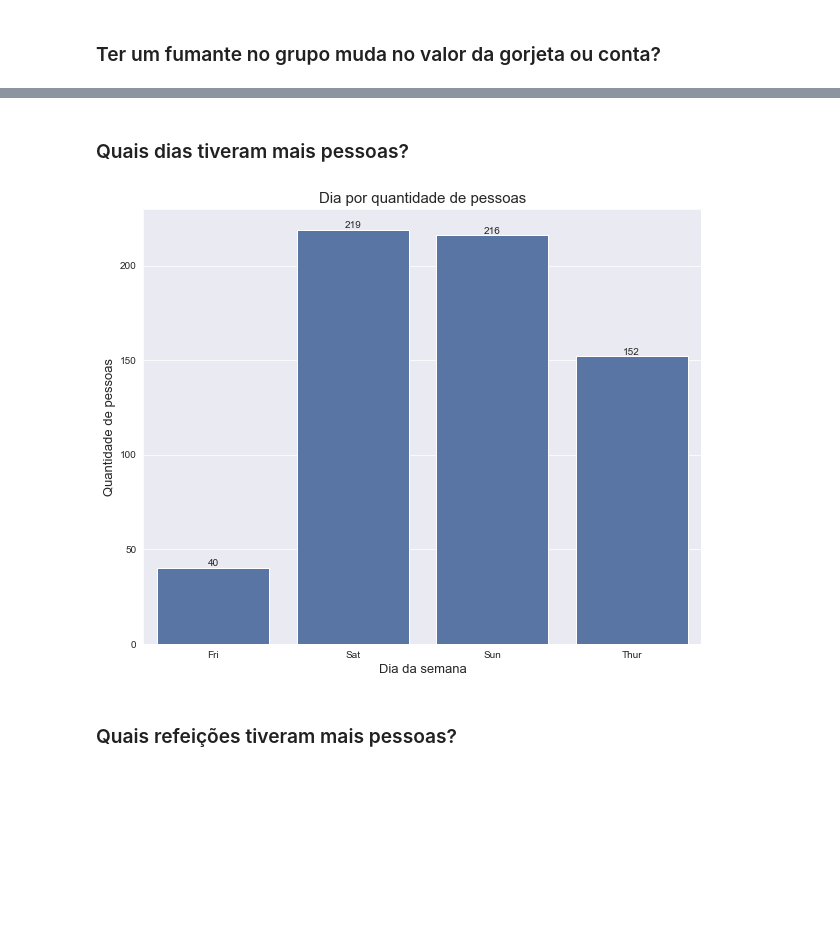
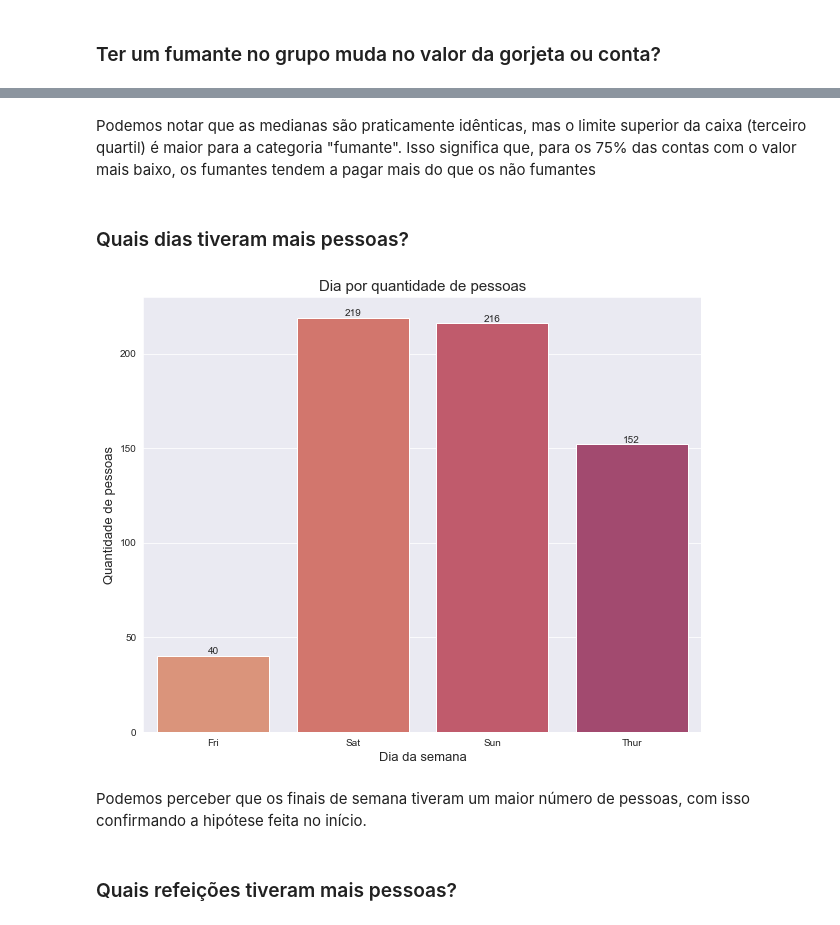
Before and after one commit to PedroJoas/avanti-bootcamp-cdd, a Jupyter notebook: notebooks/01-exploratory_data_analysis.ipynb, the cells around one changed output, grey strips where cells are left out. Saved outputs shown, nothing was run; the diff lists cells and outputs as text; code cells hidden in the pictures; blank space fills up the shorter version.

```diff
--- a/notebooks/01-exploratory_data_analysis.ipynb
+++ b/notebooks/01-exploratory_data_analysis.ipynb
@@ -4,9 +4,10 @@
 import pandas as pd
 import matplotlib.pyplot as plt
 import seaborn as sns
-from scipy.stats import pearsonr, spearmanr
+from scipy.stats import pearsonr
 
 sns.set_style('darkgrid')
+sns.set_palette("flare")
 # %% [markdown]
 ## 1. Descrição dos dados
 # %%
@@ -130,3 +183,5 @@ Name: total_bill, dtype: float64
+# %% [markdown]
+Podemos notar que as medianas são praticamente idênticas, mas o limite superior da caixa (terceiro quartil) é maior para a categoria "fumante". Isso significa que, para os 75% das contas com o valor mais baixo, os fumantes tendem a pagar mais do que os não fumantes
 # %% [markdown]
 ### Quais dias tiveram mais pessoas?
 # %%
@@ -134,18 +189,20 @@ day_size = tips.groupby('day')['size'].sum().reset_index()
 # %%
 
 plt.figure(figsize=(10,8))
-ax = sns.barplot(data=day_size, x = 'day', y = 'size', color='#4c72b0')
+ax = sns.barplot(data=day_size, x = 'day', y = 'size')
 
 ax.bar_label(ax.containers[0])
 
 
 plt.title('Dia por quantidade de pessoas', fontsize=15)
 plt.xlabel('Dia da semana', fontsize=13)
 plt.ylabel('Quantidade de pessoas', fontsize=13)
 
 plt.show()
 # %% [output]
-[figure, old version]
+[figure, new version]
+# %% [markdown]
+Podemos perceber que os finais de semana tiveram um maior número de pessoas, com isso confirmando a hipótese feita no início.
 # %% [markdown]
 ### Quais refeições tiveram mais pessoas?
 # %%
```
Also changed, not shown: parts of 26 cells of this notebook.
